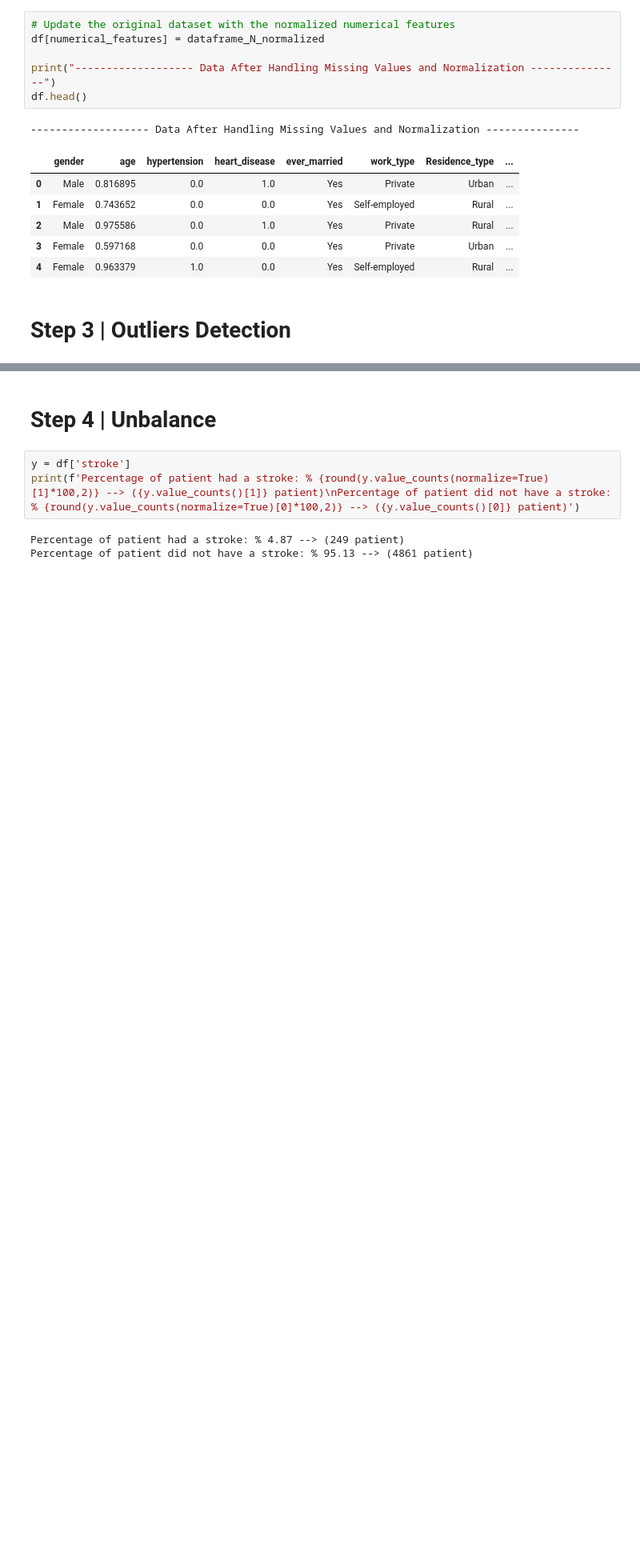
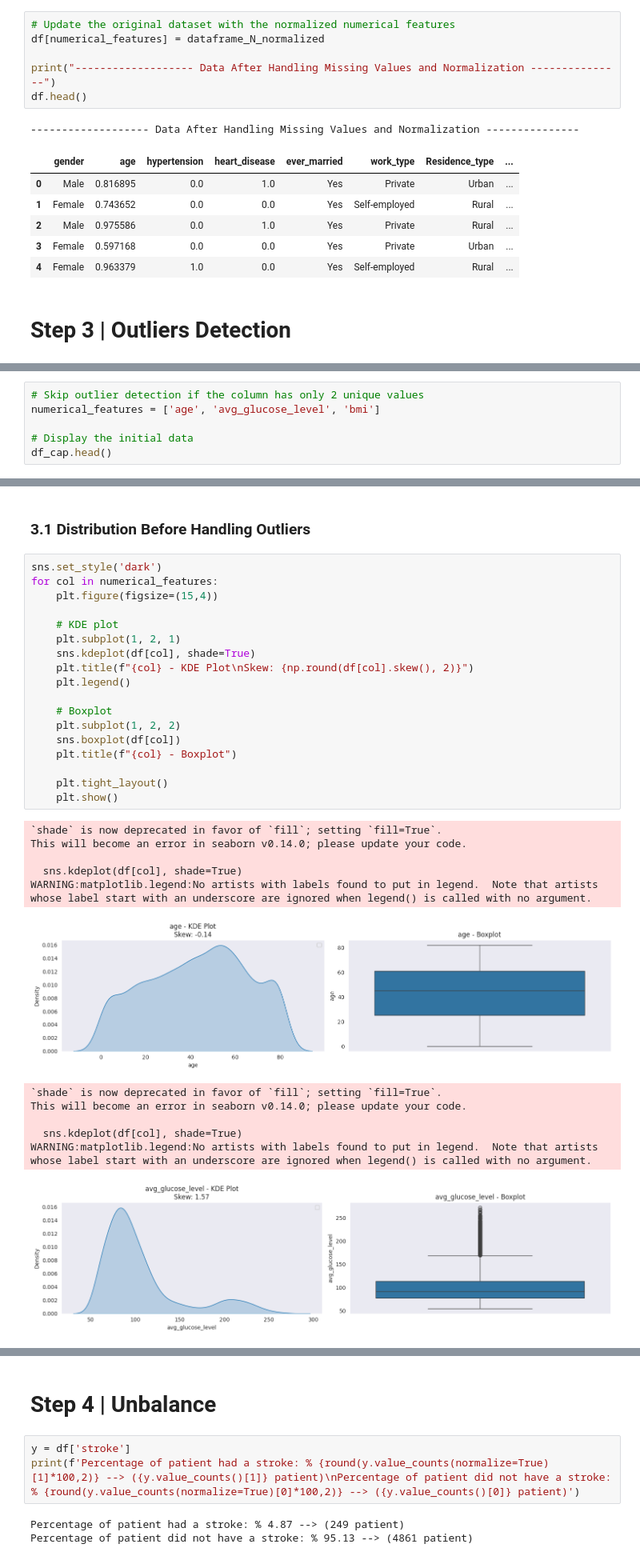
Before and after one commit to YasminaNasser/Stroke-Prediction-Data-Mining, a Jupyter notebook: Stroke_Prediction.ipynb, the cells around one changed output, grey strips where cells are left out. Shown at 80% size. Saved outputs shown, nothing was run; the diff lists cells and outputs as text; blank space fills up the shorter version.

Commit message:
outlier detection alterations

```diff
--- a/Stroke_Prediction.ipynb
+++ b/Stroke_Prediction.ipynb
@@ -379,0 +390,6 @@ df.head()
+# %%
+# Skip outlier detection if the column has only 2 unique values
+numerical_features = ['age', 'avg_glucose_level', 'bmi']
+
+# Display the initial data
+df_cap.head()
@@ -379,0 +403,33 @@ df.head()
+# %% [markdown]
+### 3.1 Distribution Before Handling Outliers
+# %%
+sns.set_style('dark')
+for col in numerical_features:
+    plt.figure(figsize=(15,4))
+
+    # KDE plot
+    plt.subplot(1, 2, 1)
+    sns.kdeplot(df[col], shade=True)
+    plt.title(f"{col} - KDE Plot\nSkew: {np.round(df[col].skew(), 2)}")
+    plt.legend()
+
+    # Boxplot
+    plt.subplot(1, 2, 2)
+    sns.boxplot(df[col])
+    plt.title(f"{col} - Boxplot")
+
+    plt.tight_layout()
+    plt.show()
+# %% [output]
+`shade` is now deprecated in favor of `fill`; setting `fill=True`.
+This will become an error in seaborn v0.14.0; please update your code.
+
+  sns.kdeplot(df[col], shade=True)
+WARNING:matplotlib.legend:No artists with labels found to put in legend.  Note that artists whose label start with an underscore are ignored when legend() is called with no argument.
+[figure, added]
+`shade` is now deprecated in favor of `fill`; setting `fill=True`.
+This will become an error in seaborn v0.14.0; please update your code.
+
+  sns.kdeplot(df[col], shade=True)
+WARNING:matplotlib.legend:No artists with labels found to put in legend.  Note that artists whose label start with an underscore are ignored when legend() is called with no argument.
+[figure, added]
```
Also changed, not shown: parts of 55 cells of this notebook.
